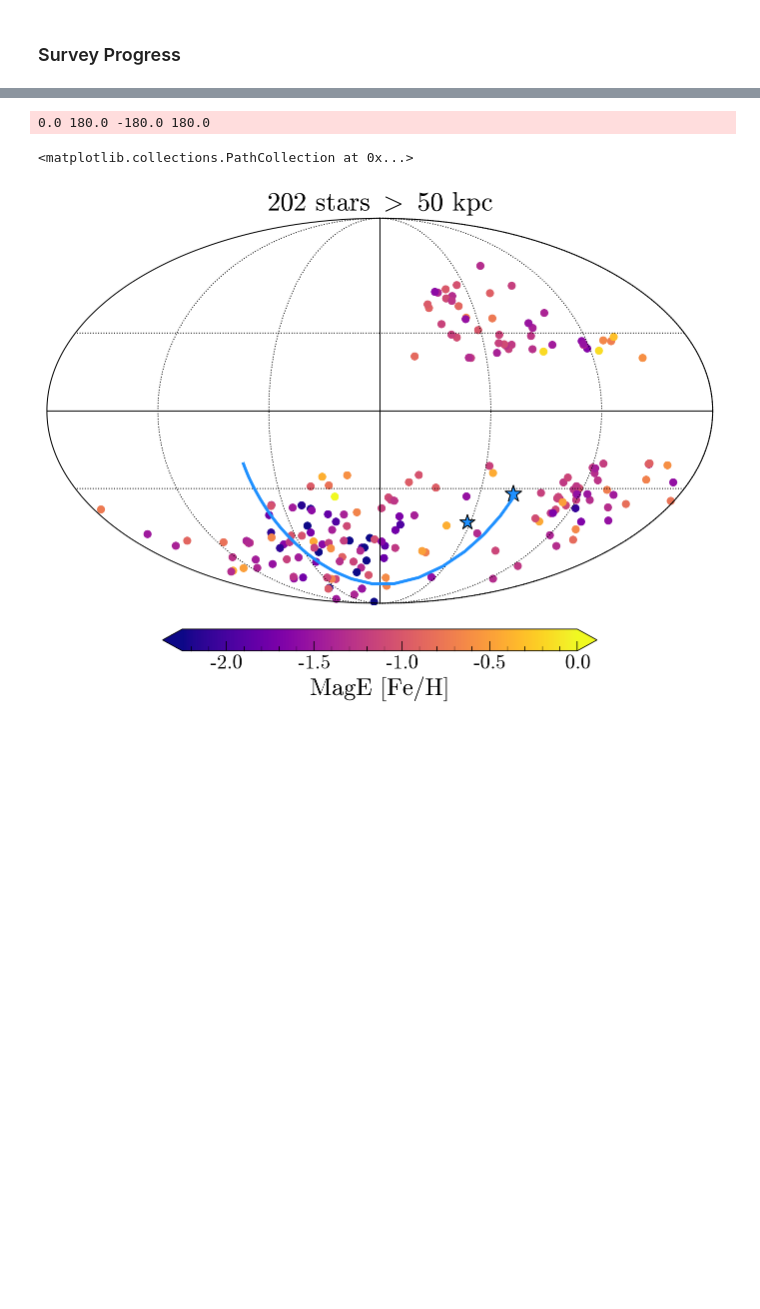
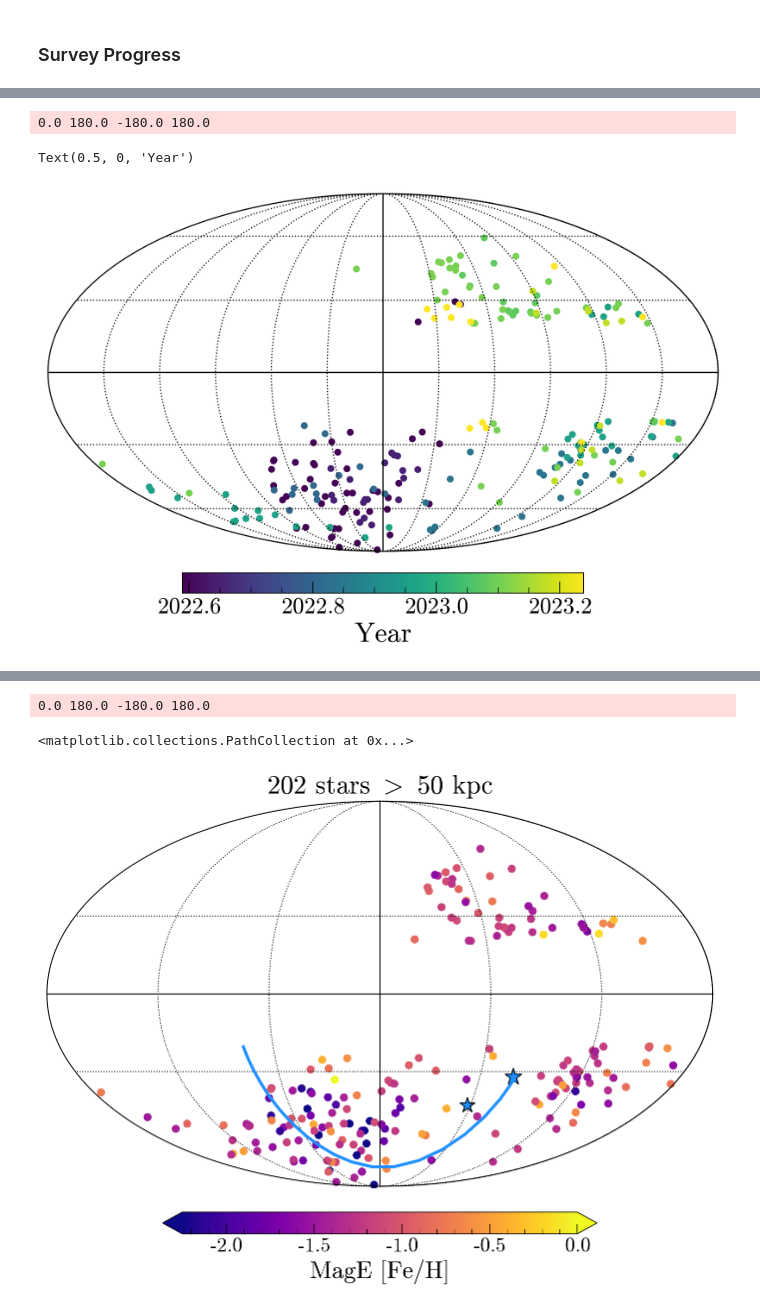
Before and after one commit to vedantchandra/merlin, a Jupyter notebook: pipeline/nb/00_survey_overview.ipynb, the cells around one changed output, grey strips where cells are left out. Saved outputs shown, nothing was run; the diff lists cells and outputs as text; code cells hidden in the pictures; blank space fills up the shorter version.

```diff
--- a/pipeline/nb/00_survey_overview.ipynb
+++ b/pipeline/nb/00_survey_overview.ipynb
@@ -73,0 +95,13 @@ plt.legend(loc = 'upper left', framealpha = 0)
+# %%
+hp.mollview()
+im = hp.projscatter(mage[clean]['L'], mage[clean]['B'], lonlat = True,
+              c = mage[clean]['year'], cmap = 'viridis')
+hp.graticule()
+cbar = plt.colorbar(im, location = 'bottom', orientation = 'horizontal',
+            fraction = 0.05, pad = 0.05)
+plt.title('')
+cbar.ax.set_xlabel('Year')
+# %% [output]
+0.0 180.0 -180.0 180.0
+Text(0.5, 0, 'Year')
+[figure, added]
```
Also changed, not shown: parts of 21 cells of this notebook, 3 other files.
